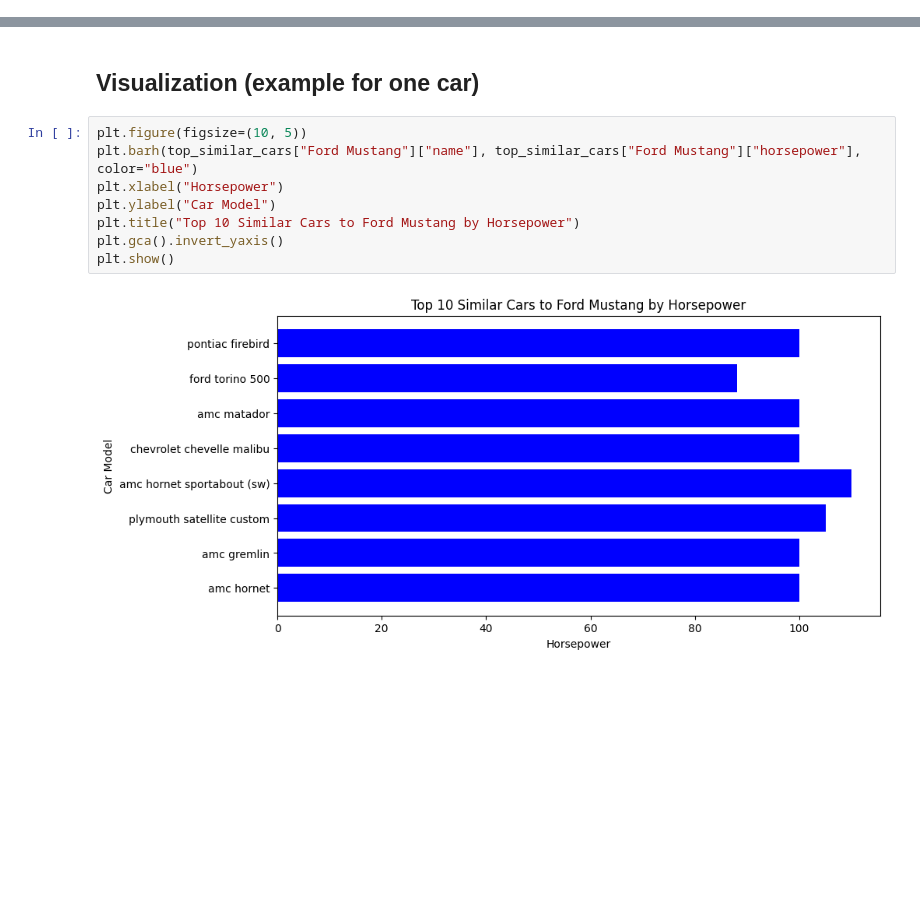
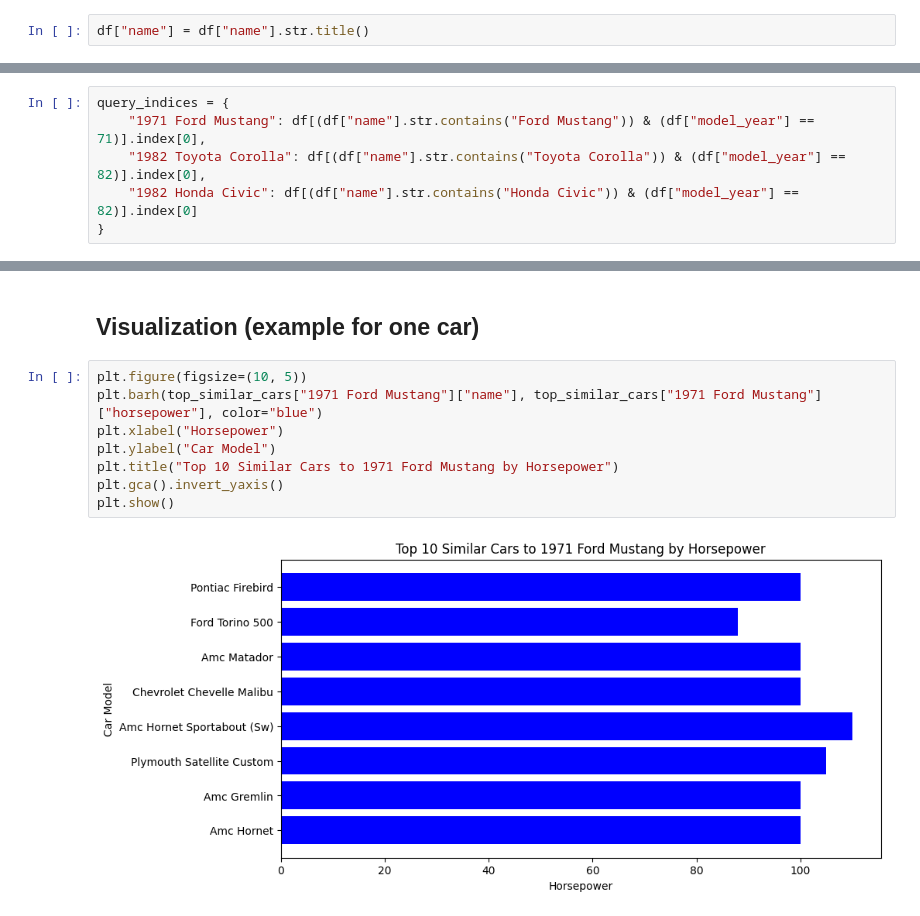
Before and after one commit to msahib1/INST414, a Jupyter notebook: Module Assignments/Module3.ipynb, the cells around one changed output, grey strips where cells are left out. Drawn from its saved outputs; the diff is of its cells as text; blank space fills up the shorter version.

```diff
--- a/Module Assignments/Module3.ipynb
+++ b/Module Assignments/Module3.ipynb
@@ -17,3 +22,5 @@ numerical_features = ["mpg", "cylinders", "displacement", "horsepower", "weight"
+# %%
+df["name"] = df["name"].str.title()
 # %% [markdown]
 ## Normalize Data
 # %%
@@ -30,3 +31,9 @@ query_indices = {car: df[df["name"].str.lower().str.contains(car.lower())].index
+# %%
+query_indices = {
+    "1971 Ford Mustang": df[(df["name"].str.contains("Ford Mustang")) & (df["model_year"] == 71)].index[0],
+    "1982 Toyota Corolla": df[(df["name"].str.contains("Toyota Corolla")) & (df["model_year"] == 82)].index[0],
+    "1982 Honda Civic": df[(df["name"].str.contains("Honda Civic")) & (df["model_year"] == 82)].index[0]
+}
 # %% [markdown]
 ## Compute Euclidean Distances
 # %%
@@ -67,11 +74,11 @@ Top 10 similar cars to Ford Mustang:
 ## Visualization (example for one car)
 # %%
 plt.figure(figsize=(10, 5))
-plt.barh(top_similar_cars["Ford Mustang"]["name"], top_similar_cars["Ford Mustang"]["horsepower"], color="blue")
+plt.barh(top_similar_cars["1971 Ford Mustang"]["name"], top_similar_cars["1971 Ford Mustang"]["horsepower"], color="blue")
 plt.xlabel("Horsepower")
 plt.ylabel("Car Model")
-plt.title("Top 10 Similar Cars to Ford Mustang by Horsepower")
+plt.title("Top 10 Similar Cars to 1971 Ford Mustang by Horsepower")
 plt.gca().invert_yaxis()
 plt.show()
 # %% [output]
-[figure, old version]
+[figure, new version]
```
Also changed, not shown: parts of 4 cells of this notebook.
